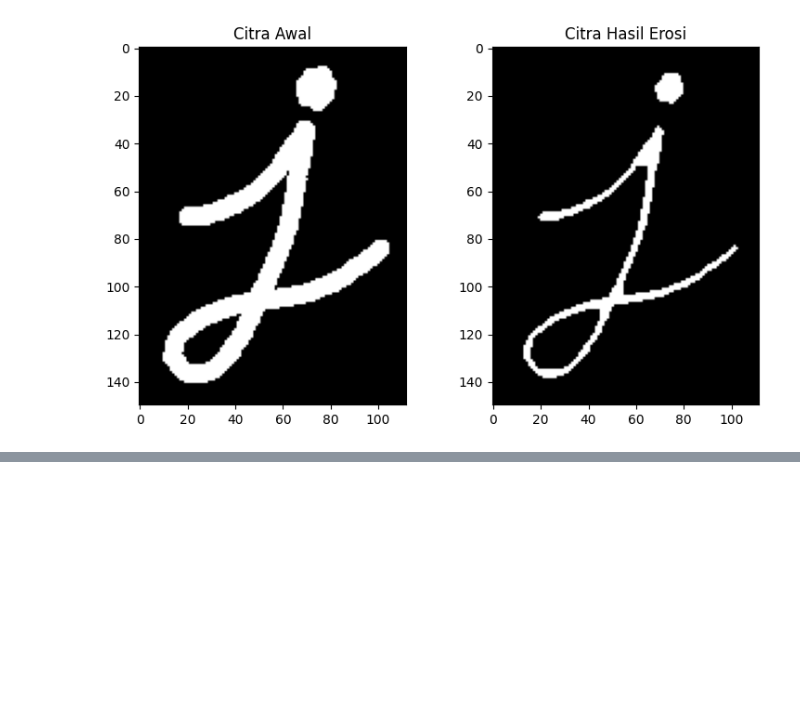
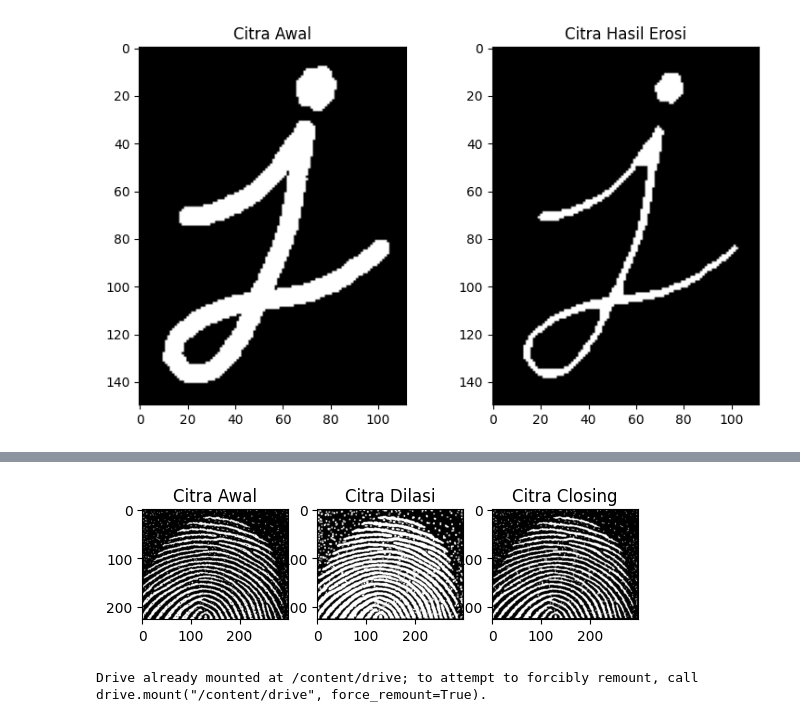
Before and after one commit to HilmyMhiii/PCVK_Genap_2023, a Jupyter notebook: Week9.ipynb, the cells around one changed output, grey strips where cells are left out. Drawn from its saved outputs; the diff is of its cells as text; code cells hidden in the pictures; blank space fills up the shorter version.

```diff
--- a/Week9.ipynb
+++ b/Week9.ipynb
@@ -139,0 +214,49 @@ axs[1].imshow(erosi_img)
+# %%
+import cv2
+import numpy as np
+import matplotlib.pyplot as plt
+
+# Baca citra
+img = cv2.imread('/content/drive/MyDrive/PCVK/fingerprint.png', 0)
+
+# Tampilkan citra awal
+plt.subplot(131)
+plt.imshow(img, cmap='gray')
+plt.title('Citra Awal')
+
+# Proses dilasi
+k = np.ones((3,3), np.uint8)
+dilation = np.zeros_like(img)
+m, n = img.shape
+
+for i in range(1, m-1):
+    for j in range(1, n-1):
+        temp = img[i-1:i+2, j-1:j+2]
+        dilation[i,j] = np.max(temp)
+
+# Tampilkan citra setelah dilasi
+plt.subplot(132)
+plt.imshow(dilation, cmap='gray')
+plt.title('Citra Dilasi')
+
+# Proses closing
+closing = np.zeros_like(img)
+
+for i in range(1, m-1):
+    for j in range(1, n-1):
+        temp = dilation[i-1:i+2, j-1:j+2]
+        closing[i,j] = np.min(temp)
+
+# Tampilkan citra hasil closing
+plt.subplot(133)
+plt.imshow(closing, cmap='gray')
+plt.title('Citra Closing')
+
+plt.show()
+# %% [output]
+[figure, added]
+# %%
+from google.colab import drive
+drive.mount('/content/drive')
+# %% [output]
+Drive already mounted at /content/drive; to attempt to forcibly remount, call drive.mount("/content/drive", force_remount=True).
```
Also changed, not shown: parts of 11 cells of this notebook.
